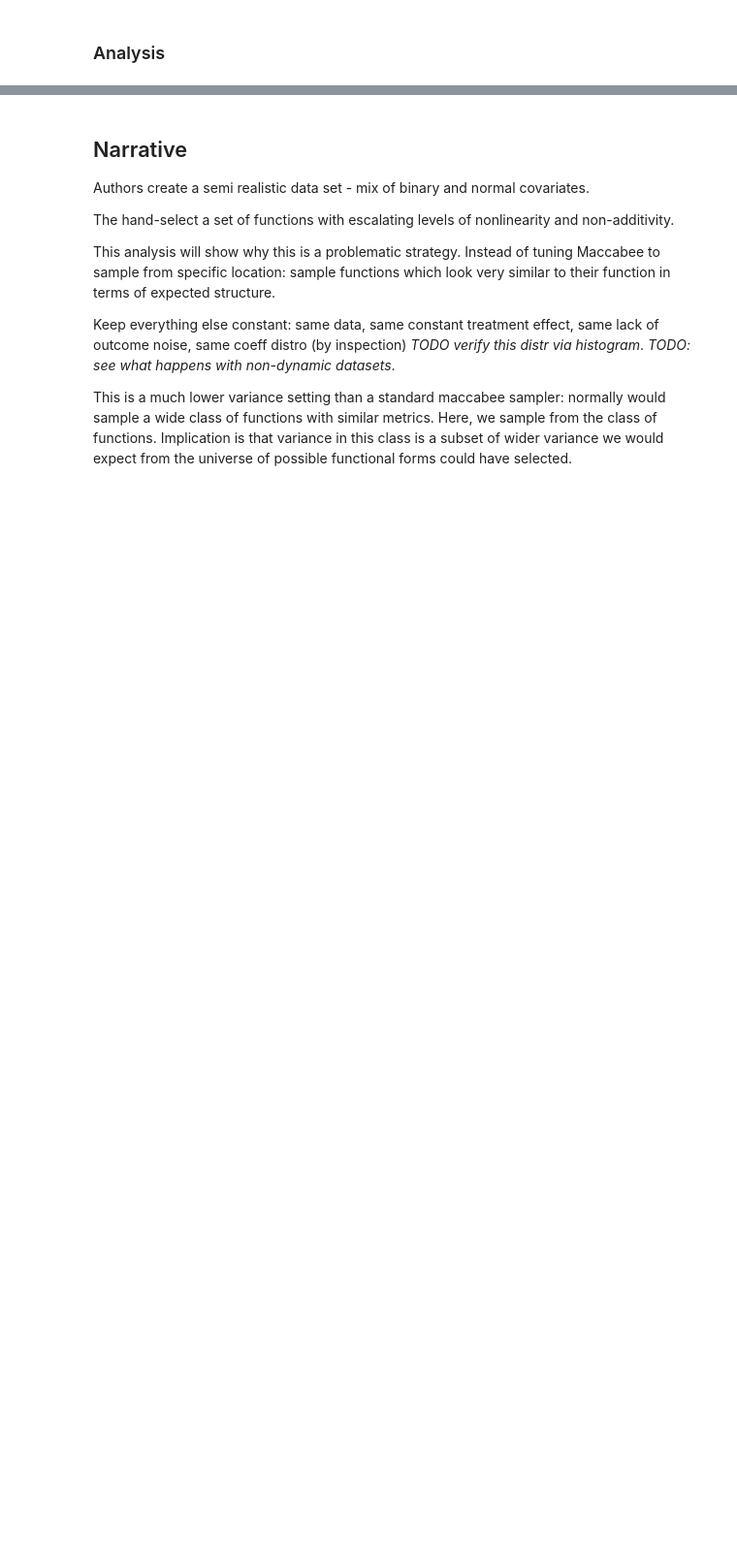
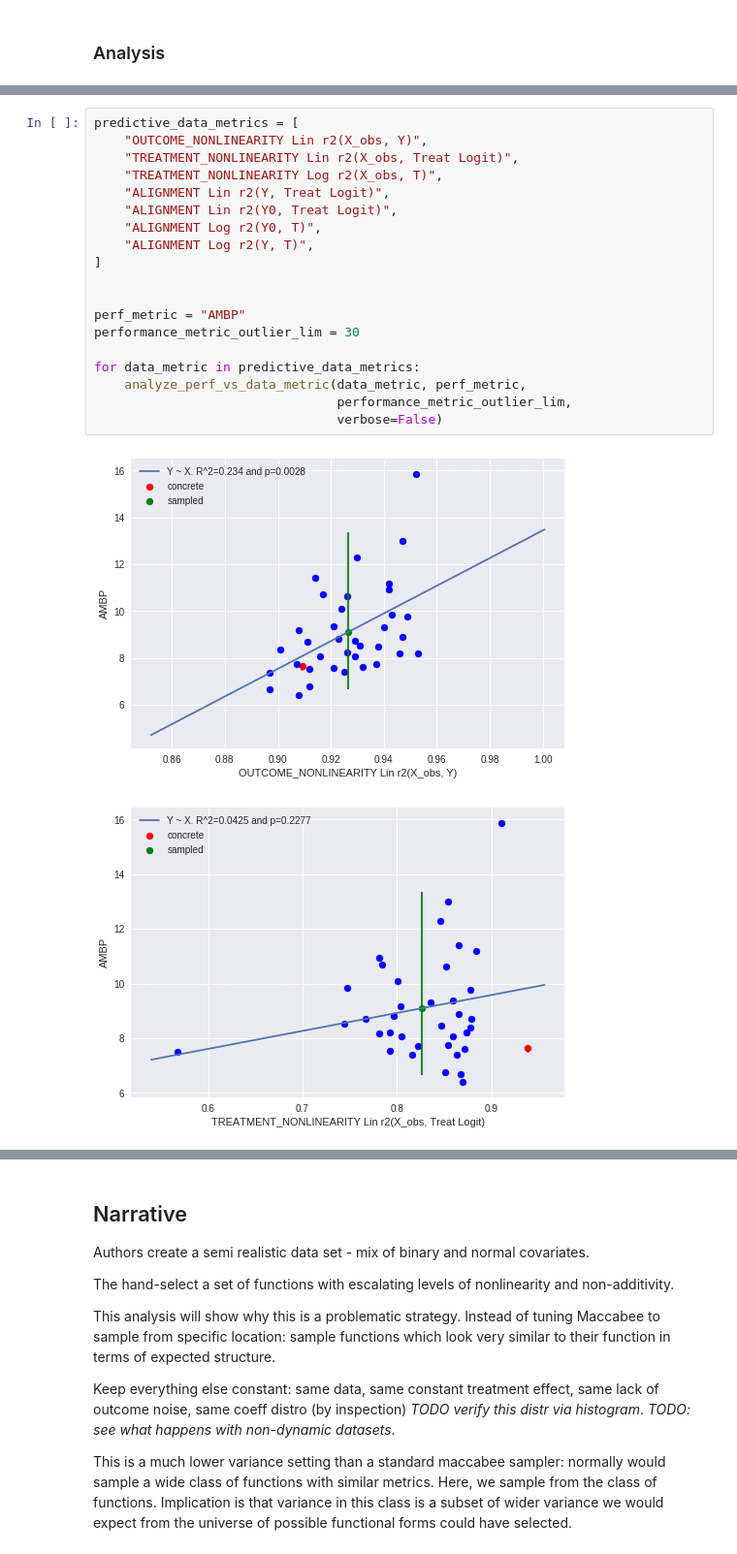
Before and after one commit to JoshBroomberg/Maccabee, a Jupyter notebook: Notebooks/Genmatch Benchmarking Comparison.ipynb, the cells around one changed output, grey strips where cells are left out. Shown at 97% size. Saved outputs shown, nothing was run; the diff lists cells and outputs as text; blank space fills up the shorter version.

```diff
--- a/Notebooks/Genmatch Benchmarking Comparison.ipynb
+++ b/Notebooks/Genmatch Benchmarking Comparison.ipynb
@@ -513,0 +510,22 @@ print("R^2", r**2, "P", p)
+# %%
+predictive_data_metrics = [
+    "OUTCOME_NONLINEARITY Lin r2(X_obs, Y)",
+    "TREATMENT_NONLINEARITY Lin r2(X_obs, Treat Logit)",
+    "TREATMENT_NONLINEARITY Log r2(X_obs, T)",
+    "ALIGNMENT Lin r2(Y, Treat Logit)",
+    "ALIGNMENT Lin r2(Y0, Treat Logit)",
+    "ALIGNMENT Log r2(Y0, T)",
+    "ALIGNMENT Log r2(Y, T)",
+]
+
+
+perf_metric = "AMBP"
+performance_metric_outlier_lim = 30
+
+for data_metric in predictive_data_metrics:
+    analyze_perf_vs_data_metric(data_metric, perf_metric,
+                                performance_metric_outlier_lim,
+                                verbose=False)
+# %% [output]
+[figure, added]
+[figure, added]
```
Also changed, not shown: parts of 23 cells of this notebook, 29 other files.
